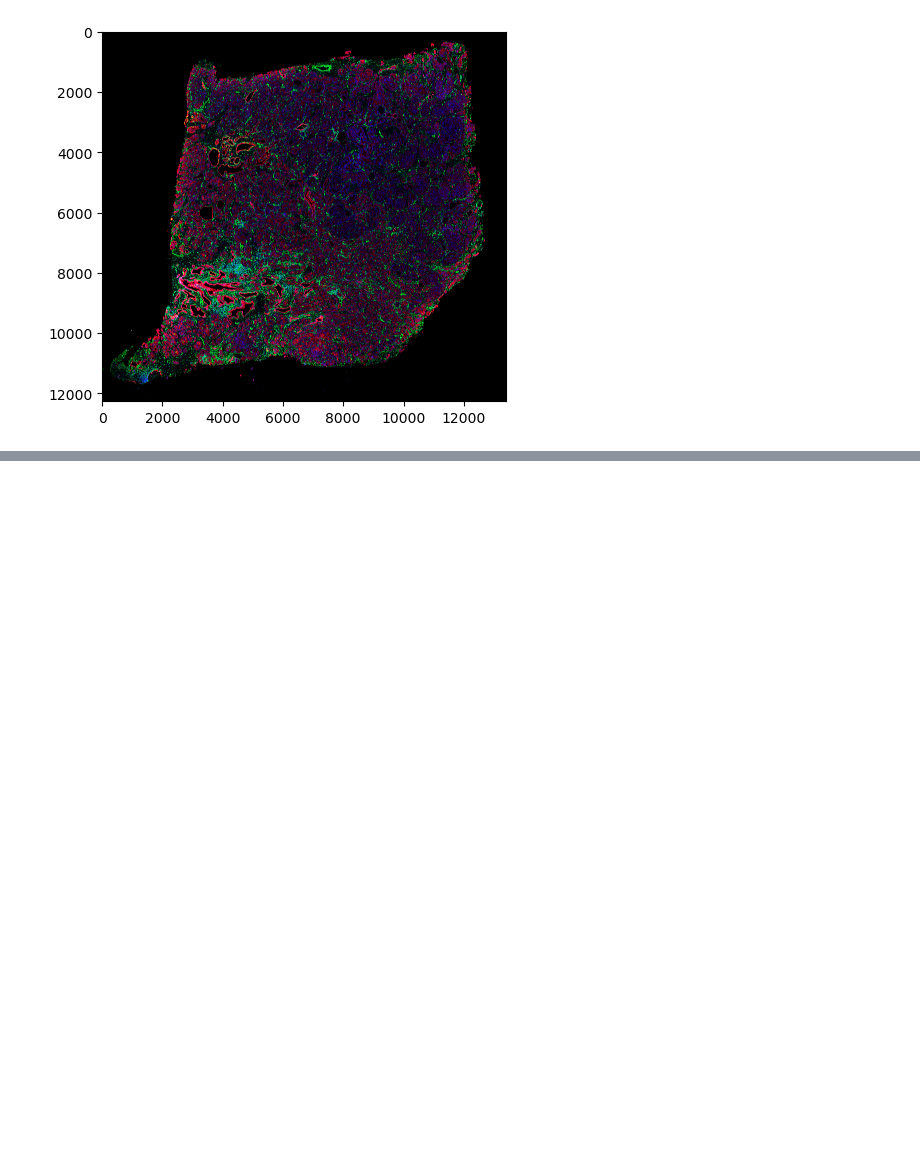
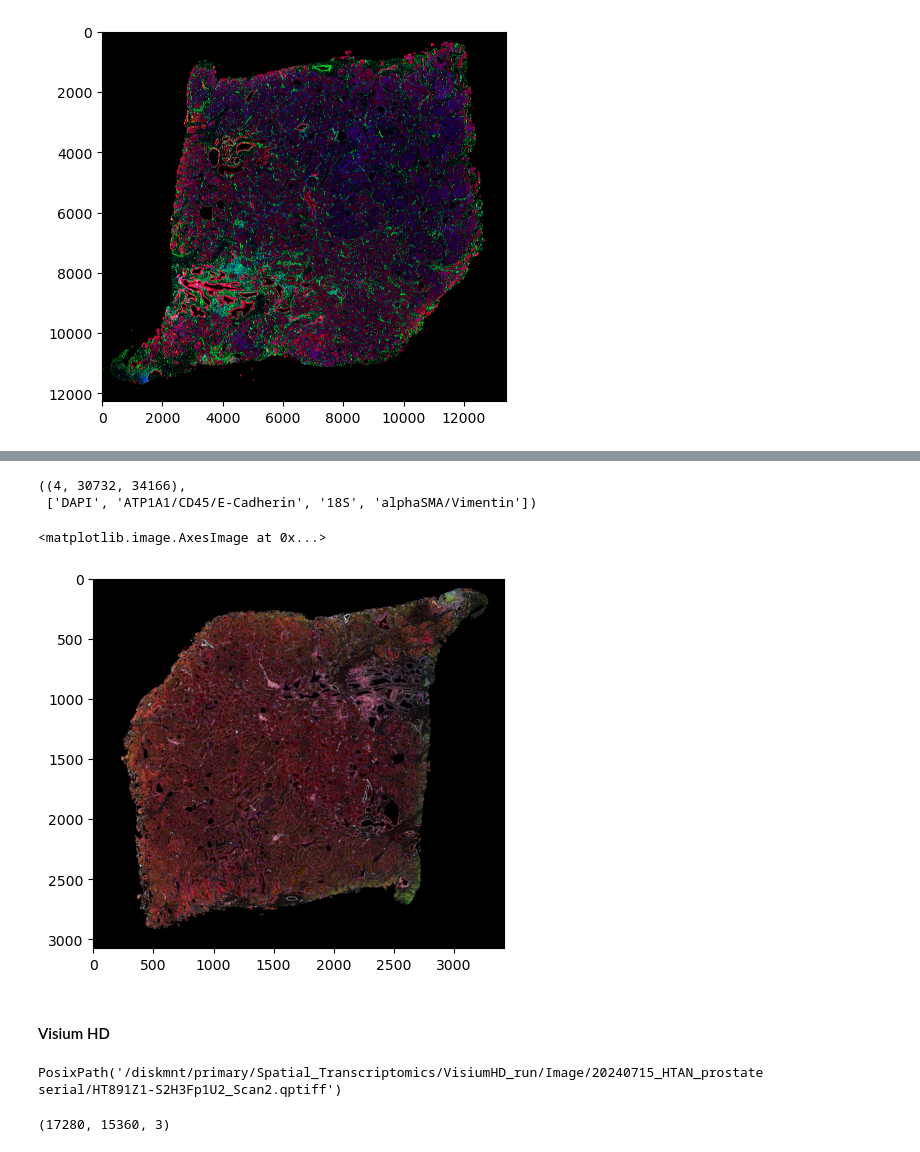
Before and after one commit to ding-lab/ding-lab-spatial, a Jupyter notebook: 3d_analysis/serial_section_registration.ipynb, the cells around one changed output, grey strips where cells are left out. Cells and saved outputs as stored; diff of their text form; code cells hidden in the pictures; blank space fills up the shorter version.

Commit message:
working on registration example

```diff
--- a/3d_analysis/serial_section_registration.ipynb
+++ b/3d_analysis/serial_section_registration.ipynb
@@ -149,6 +155,8 @@ def to_pseudocolor(
     view_settings: dict
 ) -> np.ndarray:
     """
+    Creates an RGB pseudocolor image based on the given image and view settings.
+
     data - (c, h, w)
     view_settings - list of dicts that have the following fields:
         color - hex color for channel
@@ -234,0 +300,68 @@ plt.imshow(rgb)
+# %%
+channel_order = [c.name for c in pixels.channels]
+x = tf.asarray() # (c, h, w) or (h, w)
+
+# add a channel dimension if we don't already have it
+if len(x.shape) == 2:
+    x = x[None, ...]
+
+# convert to uint8 to save space if we haven't already
+if x.dtype != np.uint8:
+    x = to_uint8(x)
+
+x.shape, channel_order
+# %% [output]
+((4, 30732, 34166),
+ ['DAPI', 'ATP1A1/CD45/E-Cadherin', '18S', 'alphaSMA/Vimentin'])
+# %%
+# these view settings might change depending on what version of xenium you are dealing with (i.e. just one dapi channel instead of 4 channels
+view_settings = [
+    {
+        'channel': 'DAPI',
+        'color': '#0000ff',
+        'min_value': 0,
+        'max_value': 255,
+        'gamma': 1.
+    },
+    {
+        'channel': 'ATP1A1/CD45/E-Cadherin',
+        'color': '#ff0000',
+        'min_value': 0,
+        'max_value': 150,
+        'gamma': 1.
+    },
+    {
+        'channel': '18S',
+        'color': '#00ff00',
+        'min_value': 0,
+        'max_value': 100,
+        'gamma': 1.
+    },
+    {
+        'channel': 'alphaSMA/Vimentin',
+        'color': '#ffffff',
+        'min_value': 0,
+        'max_value': 100,
+        'gamma': 1.
+    },
+]
+# downsampling the image to save some time here
+rgb = to_pseudocolor(x[..., ::10, ::10], view_settings)
+plt.imshow(rgb)
+# %% [output]
+<matplotlib.image.AxesImage at 0x...>
+[figure, added]
+# %% [markdown]
+#### Visium HD
+# %%
+# this is the he for the visiumhd, it is what we will use for the registration of the visiumhd
+he_path = Path(data_map[data_map['dtype']=='he']['filepath'].iloc[0])
+assert he_path.is_file()
+he_path
+# %% [output]
+PosixPath('/diskmnt/primary/Spatial_Transcriptomics/VisiumHD_run/Image/20240715_HTAN_prostate serial/HT891Z1-S2H3Fp1U2_Scan2.qptiff')
+# %%
+x = tifffile.imread(he_path)
+x.shape # (h, w, c)
+# %% [output]
+(17280, 15360, 3)
```
Also changed, not shown: parts of 44 cells of this notebook, 1 other file.
